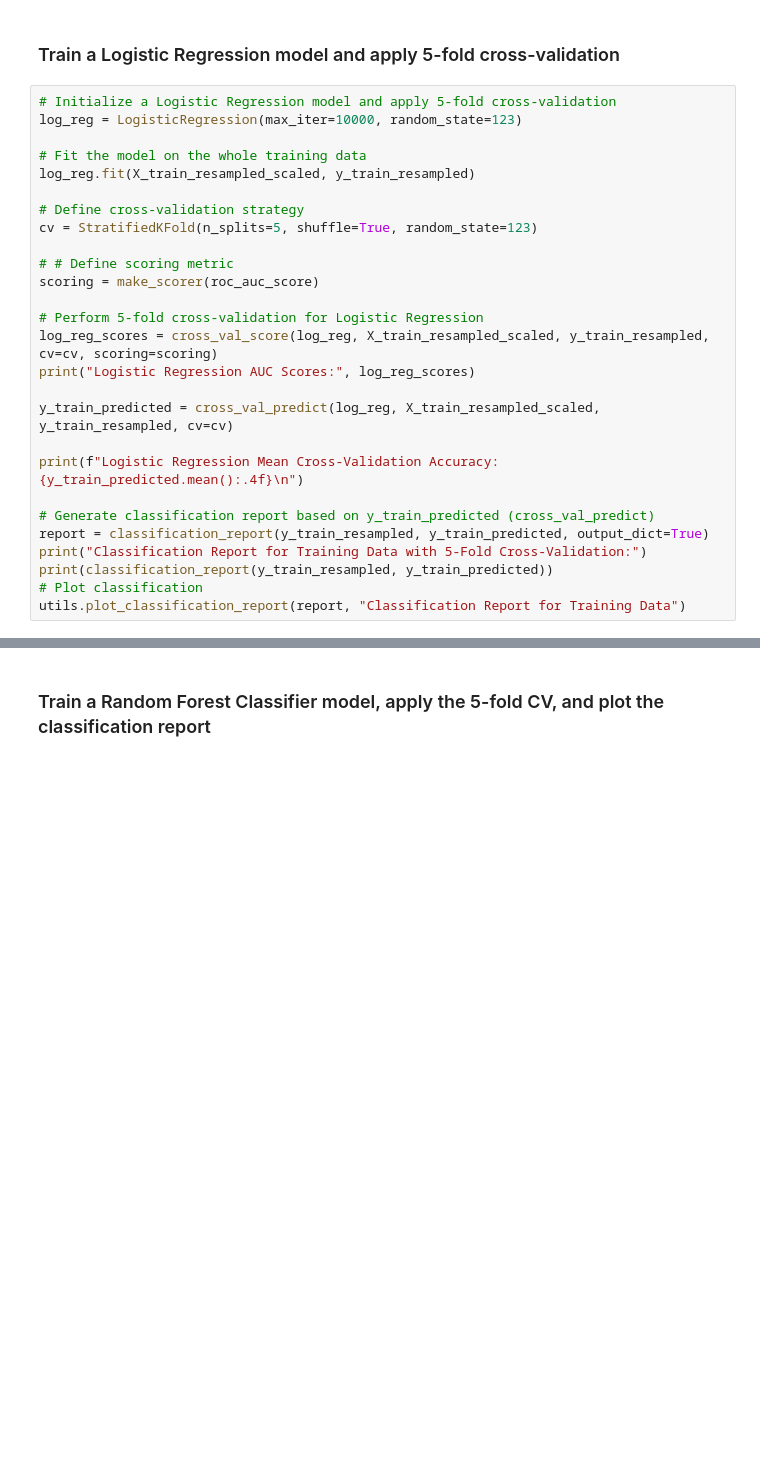
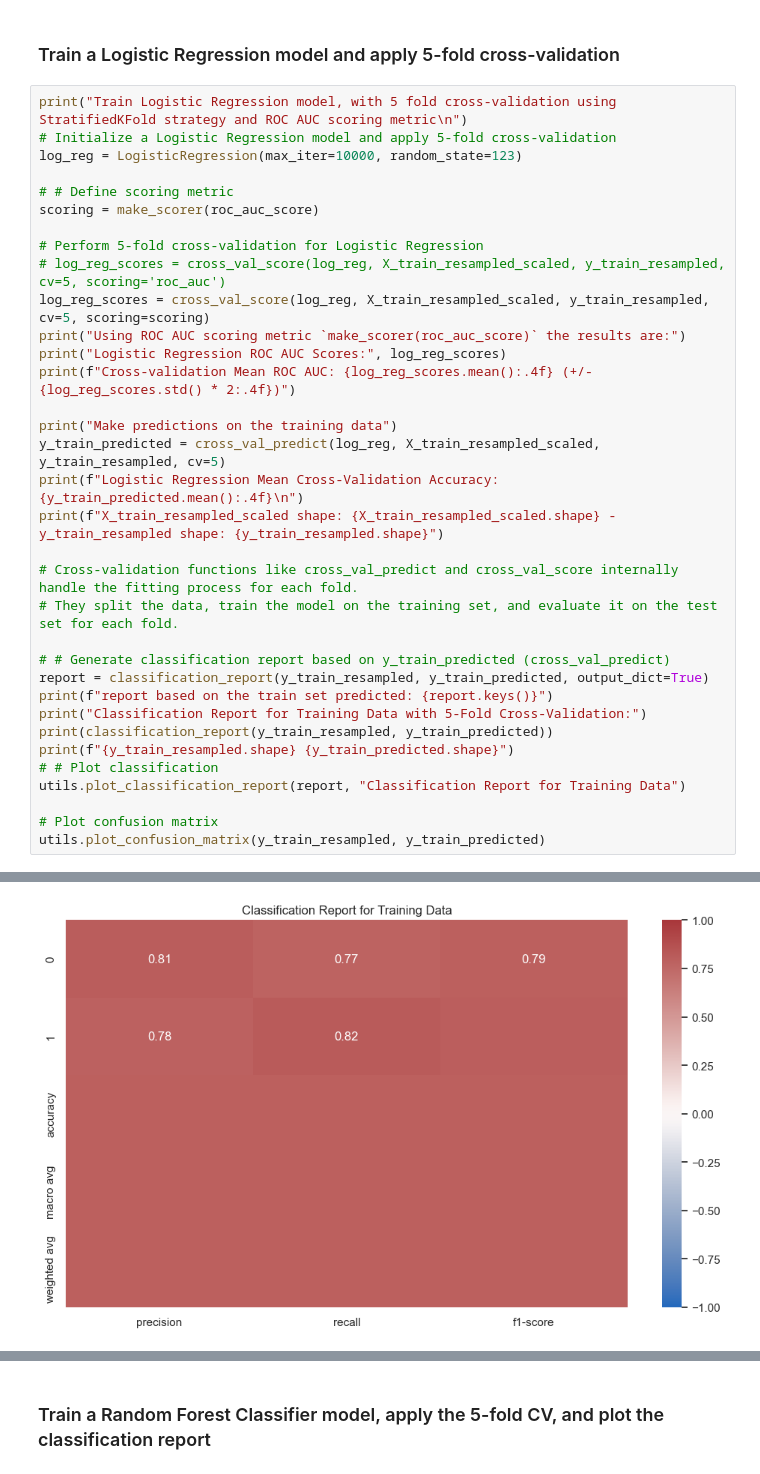
Before and after one commit to karmenatwork/4_CB_employees_turnover, a Jupyter notebook: main.ipynb, the cells around one changed output, grey strips where cells are left out. Saved outputs shown, nothing was run; the diff lists cells and outputs as text; blank space fills up the shorter version.

Commit message:
Update step 5. Perform 5-fold cross-validation model training and evaluate performance
Clean up steps of training a Logistic Regression model
- Create a function plot_confusion_matrix(y, y_pred):

```diff
--- a/main.ipynb
+++ b/main.ipynb
@@ -514,29 +523,37 @@ print('All packages for  5-fold cross-validatione imported successfully!')
 # %% [markdown]
 ### Train a Logistic Regression model and apply 5-fold cross-validation
 # %%
+print("Train Logistic Regression model, with 5 fold cross-validation using StratifiedKFold strategy and ROC AUC scoring metric\n")
 # Initialize a Logistic Regression model and apply 5-fold cross-validation
 log_reg = LogisticRegression(max_iter=10000, random_state=123)
-
-# Fit the model on the whole training data
-log_reg.fit(X_train_resampled_scaled, y_train_resampled)
-
-# Define cross-validation strategy
-cv = StratifiedKFold(n_splits=5, shuffle=True, random_state=123)
 
 # # Define scoring metric
 scoring = make_scorer(roc_auc_score)
 
 # Perform 5-fold cross-validation for Logistic Regression
-log_reg_scores = cross_val_score(log_reg, X_train_resampled_scaled, y_train_resampled, cv=cv, scoring=scoring)
-print("Logistic Regression AUC Scores:", log_reg_scores)
+# log_reg_scores = cross_val_score(log_reg, X_train_resampled_scaled, y_train_resampled, cv=5, scoring='roc_auc')
+log_reg_scores = cross_val_score(log_reg, X_train_resampled_scaled, y_train_resampled, cv=5, scoring=scoring)
+print("Using ROC AUC scoring metric `make_scorer(roc_auc_score)` the results are:")
+print("Logistic Regression ROC AUC Scores:", log_reg_scores)
+print(f"Cross-validation Mean ROC AUC: {log_reg_scores.mean():.4f} (+/- {log_reg_scores.std() * 2:.4f})")
 
-y_train_predicted = cross_val_predict(log_reg, X_train_resampled_scaled, y_train_resampled, cv=cv)
+print("Make predictions on the training data")
+y_train_predicted = cross_val_predict(log_reg, X_train_resampled_scaled, y_train_resampled, cv=5)
+print(f"Logistic Regression Mean Cross-Validation Accuracy: {y_train_predicted.mean():.4f}\n")
+print(f"X_train_resampled_scaled shape: {X_train_resampled_scaled.shape} - y_train_resampled shape: {y_train_resampled.shape}")
 
-print(f"Logistic Regression Mean Cross-Validation Accuracy: {y_train_predicted.mean():.4f}\n")
+# Cross-validation functions like cross_val_predict and cross_val_score internally handle the fitting process for each fold.
+# They split the data, train the model on the training set, and evaluate it on the test set for each fold.
 
-# Generate classification report based on y_train_predicted (cross_val_predict)
+# # Generate classification report based on y_train_predicted (cross_val_predict)
 report = classification_report(y_train_resampled, y_train_predicted, output_dict=True)
+print(f"report based on the train set predicted: {report.keys()}")
 print("Classification Report for Training Data with 5-Fold Cross-Validation:")
 print(classification_report(y_train_resampled, y_train_predicted))
-# Plot classification
+print(f"{y_train_resampled.shape} {y_train_predicted.shape}")
+# # Plot classification
 utils.plot_classification_report(report, "Classification Report for Training Data")
+
+# Plot confusion matrix
+utils.plot_confusion_matrix(y_train_resampled, y_train_predicted)
+# %% [output]
@@ -542,0 +577 @@ utils.plot_classification_report(report, "Classification Report for Training Dat
+[figure, added]
```
Also changed, not shown: parts of 10 cells of this notebook, 1 other file.
